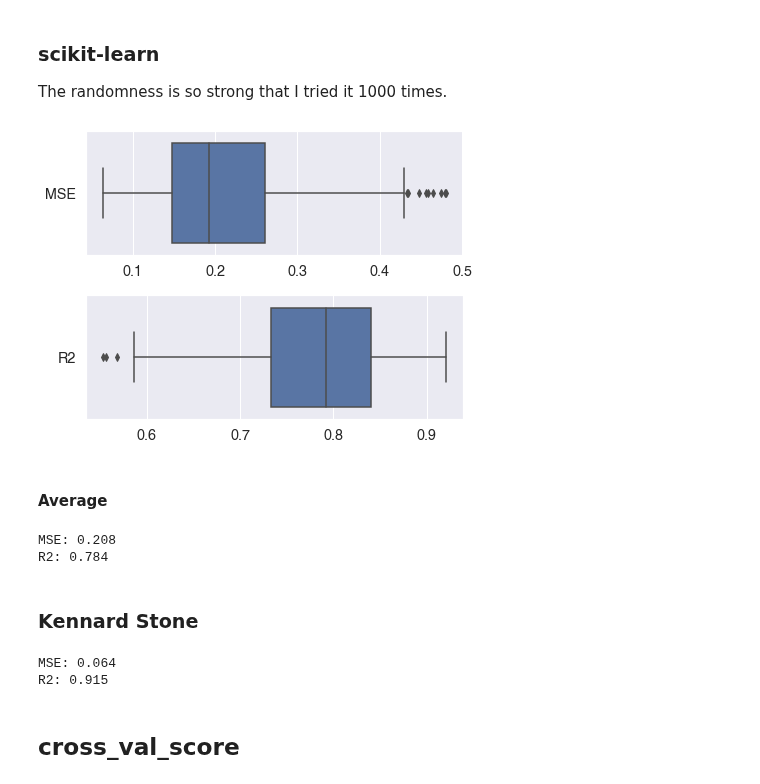
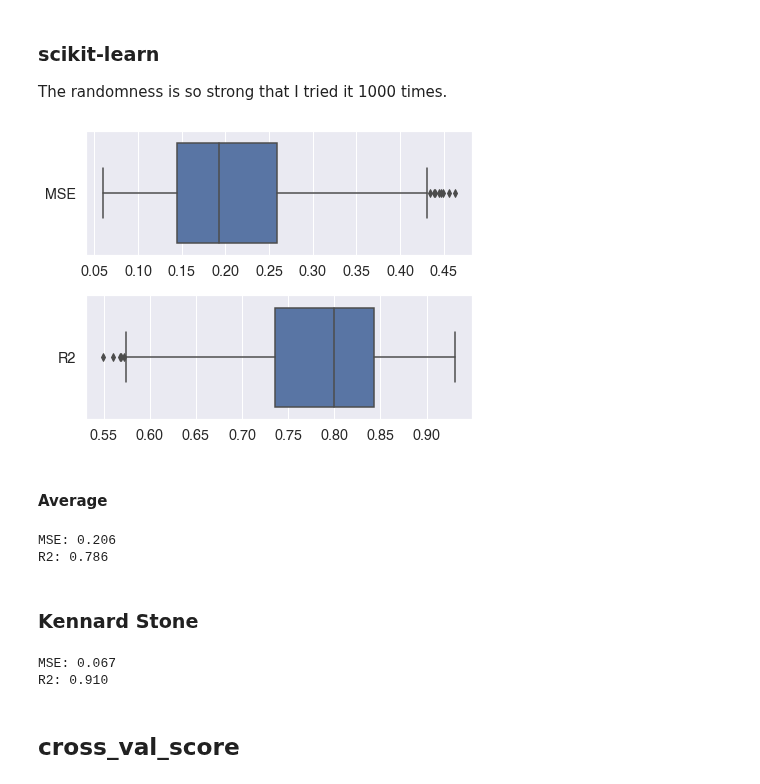
Before and after one commit to yu9824/kennard_stone, a Jupyter notebook: example/comparison.ipynb, the cells around one changed output. Drawn from its saved outputs; the diff is of its cells as text; code cells hidden in the pictures.

```diff
--- a/example/comparison.ipynb
+++ b/example/comparison.ipynb
@@ -18,18 +18,20 @@ import seaborn as sns
 Set random_state for reproducibility.
 # %%
 SEED = 334
-np.random.seed(SEED)
-rf = RandomForestRegressor(n_estimators = 100, random_state = SEED, n_jobs = -1)
+rng = np.random.RandomState(SEED)
+rf = RandomForestRegressor(n_estimators=100, random_state=rng, n_jobs=-1)
 # %% [markdown]
 ### Sample data
 
 The dataset of California house prices is too large and takes a long time to run, so we extracted as much data as that of Boston.
 # %%
-n_data = 506    # same as boston
+n_data = 506  # same as boston
 
 california = fetch_california_housing()
-X = pd.DataFrame(california['data'], columns = california['feature_names'])[:n_data]
-y = pd.Series(california['target'])[:n_data]
+X = pd.DataFrame(california["data"], columns=california["feature_names"])[
+    :n_data
+]
+y = pd.Series(california["target"])[:n_data]
 display(X.head(), y.head())
 # %% [output]
 |  | MedInc | HouseAge | AveRooms | AveBedrms | Population | AveOccup | Latitude | Longitude |
@@ -53,34 +55,40 @@ The randomness is so strong that I tried it 1000 times.
 max_iter = 1000
 # %%
 scores = {
-    'MSE':[],
-    'R2':[],
+    "MSE": [],
+    "R2": [],
 }
 for _iter in tqdm(range(max_iter)):
-    X_train, X_test, y_train, y_test = ms.train_test_split(X, y, test_size = 0.2, random_state = np.random.randint(0, 2 ** 32))
+    X_train, X_test, y_train, y_test = ms.train_test_split(
+        X, y, test_size=0.2, random_state=rng
+    )
     rf.fit(X_train, y_train)
     y_pred_on_test = rf.predict(X_test)
-    scores['MSE'].append(mse(y_test, y_pred_on_test))
-    scores['R2'].append(r2_score(y_test, y_pred_on_test))
+    scores["MSE"].append(mse(y_test, y_pred_on_test))
+    scores["R2"].append(r2_score(y_test, y_pred_on_test))
 # %%
-sns.set(style = 'darkgrid', font = 'Helvetica', font_scale = 1.3)
-fig = plt.figure(facecolor = 'white', figsize = (6.4, 4.8))
+sns.set(style="darkgrid", font="Helvetica", font_scale=1.3)
+fig = plt.figure(facecolor="white", figsize=(6.4, 4.8))
 for i, score_name in enumerate(scores):
-    ax = fig.add_subplot(2, 1, i+1)
-    sns.boxplot(ax = ax, data = pd.DataFrame(scores[score_name], columns = [score_name]), orient = 'h')
+    ax = fig.add_subplot(2, 1, i + 1)
+    sns.boxplot(
+        ax=ax,
+        data=pd.DataFrame(scores[score_name], columns=[score_name]),
+        orient="h",
+    )
 fig.tight_layout()
 # %% [output]
-[figure, old version]
+[figure, new version]
 # %%
 sns.reset_defaults()
 # %% [markdown]
 #### Average
 # %%
 for score_name, v in scores.items():
-    print('{0}: {1:.3f}'.format(score_name, np.average(v)))
+    print("{0}: {1:.3f}".format(score_name, np.average(v)))
 # %% [output]
-MSE: 0.208
-R2: 0.784
+MSE: 0.206
+R2: 0.786
 # %% [markdown]
 ### Kennard Stone
 # %%
@@ -90,11 +98,11 @@ rf = clone(rf)
 rf.fit(X_train, y_train)
 y_pred_on_test = rf.predict(X_test)
 # %%
-print('MSE: {:.3f}'.format(mse(y_test, y_pred_on_test)))
-print('R2: {:.3f}'.format(r2_score(y_test, y_pred_on_test)))
+print("MSE: {:.3f}".format(mse(y_test, y_pred_on_test)))
+print("R2: {:.3f}".format(r2_score(y_test, y_pred_on_test)))
 # %% [output]
-MSE: 0.064
-R2: 0.915
+MSE: 0.067
+R2: 0.910
 # %% [markdown]
 ## cross_val_score
 # %%
```
Also changed, not shown: parts of 5 cells of this notebook.
